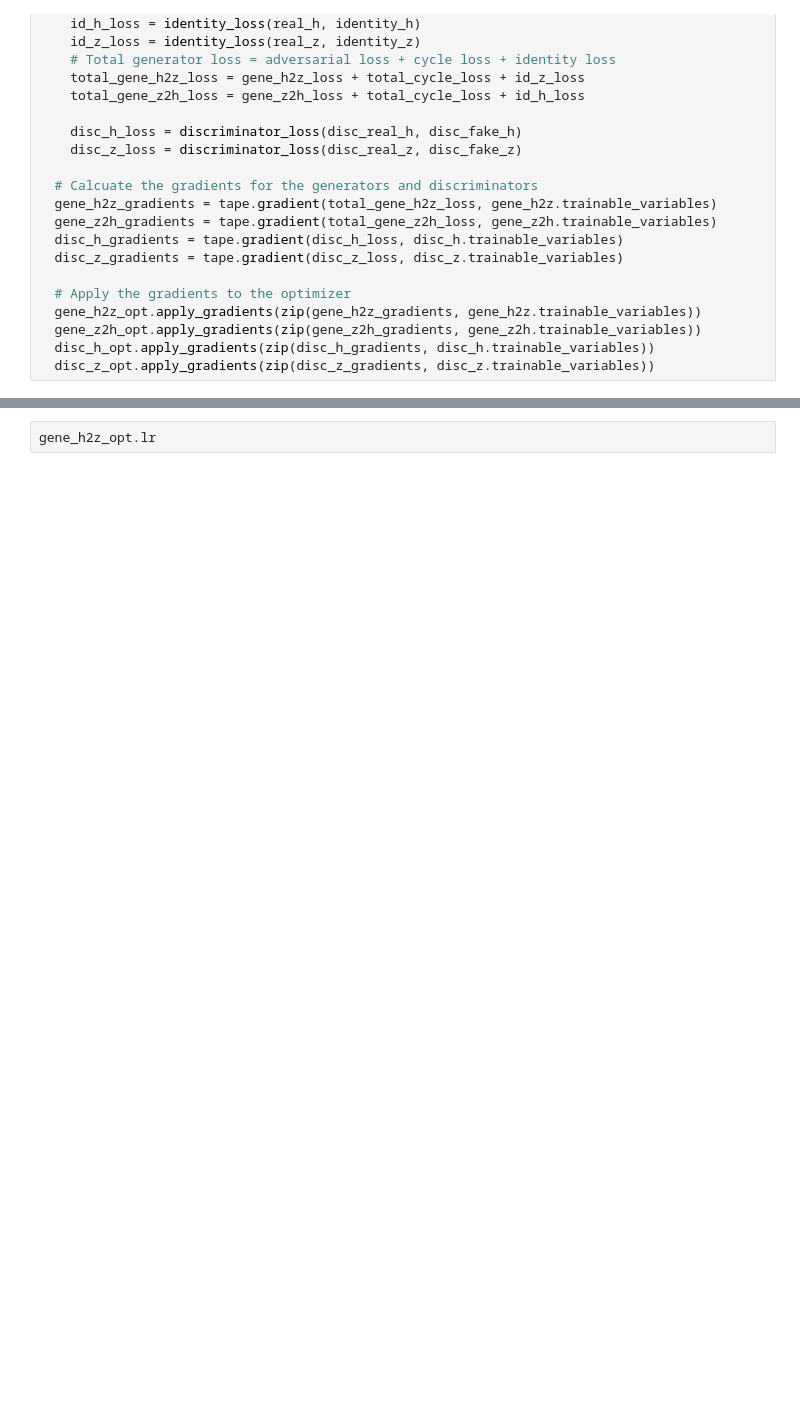
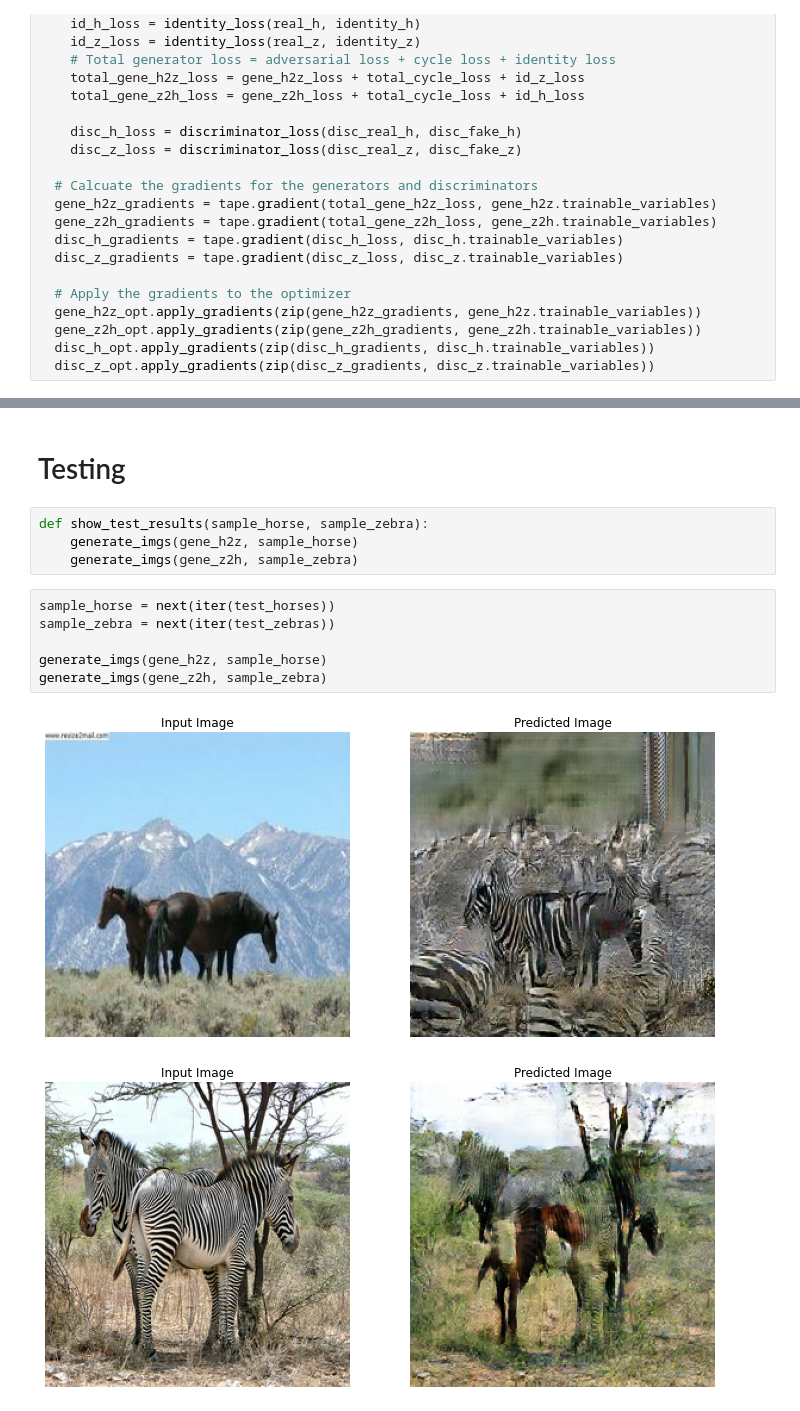
Before and after one commit to Masao-Taketani/various_GANs_analysis, a Jupyter notebook: cyclegan.ipynb, the cells around one changed output, grey strips where cells are left out. Drawn from its saved outputs; the diff is of its cells as text; blank space fills up the shorter version.

Commit message:
add the test script

```diff
--- a/cyclegan.ipynb
+++ b/cyclegan.ipynb
@@ -803,2 +801,15 @@ KeyboardInterrupt:
-# %%
-gene_h2z_opt.lr
+# %% [markdown]
+# Testing
+# %%
+def show_test_results(sample_horse, sample_zebra):
+    generate_imgs(gene_h2z, sample_horse)
+    generate_imgs(gene_z2h, sample_zebra)
+# %%
+sample_horse = next(iter(test_horses))
+sample_zebra = next(iter(test_zebras))
+
+generate_imgs(gene_h2z, sample_horse)
+generate_imgs(gene_z2h, sample_zebra)
+# %% [output]
+[figure, added]
+[figure, added]
```
Also changed, not shown: parts of 6 cells of this notebook.
